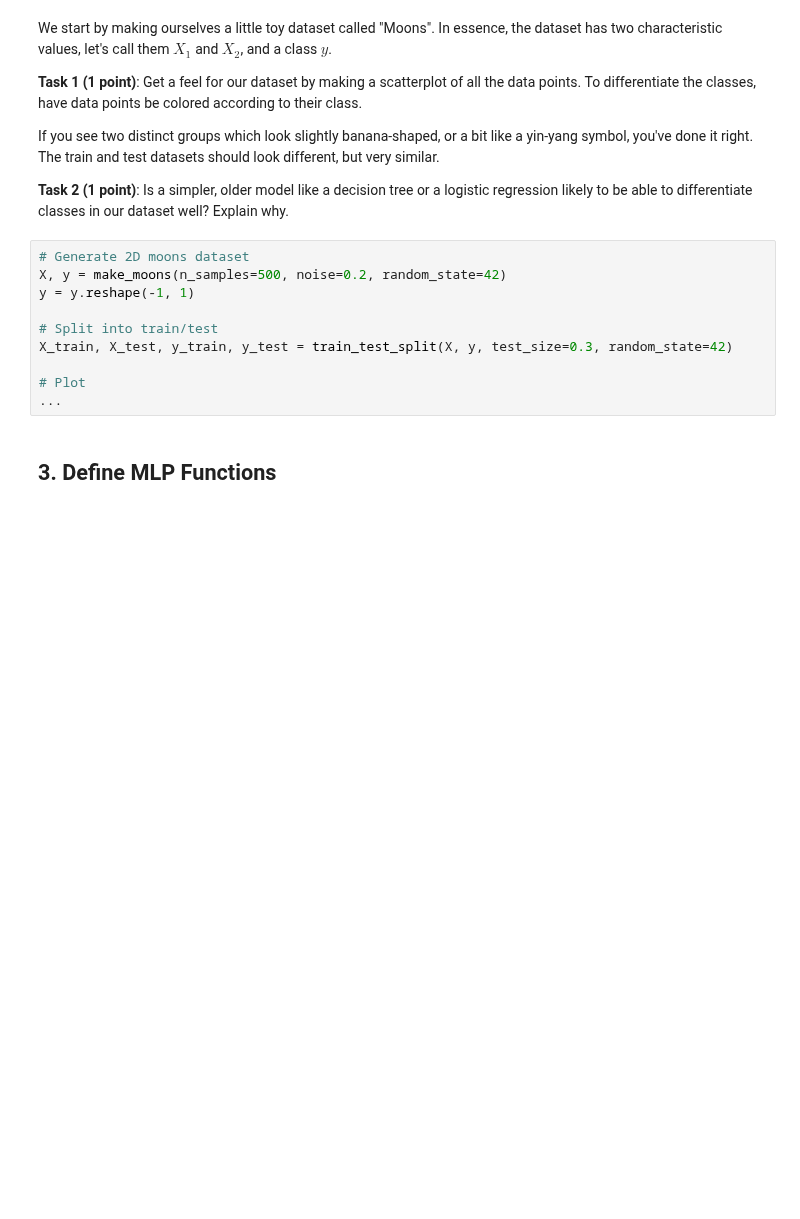
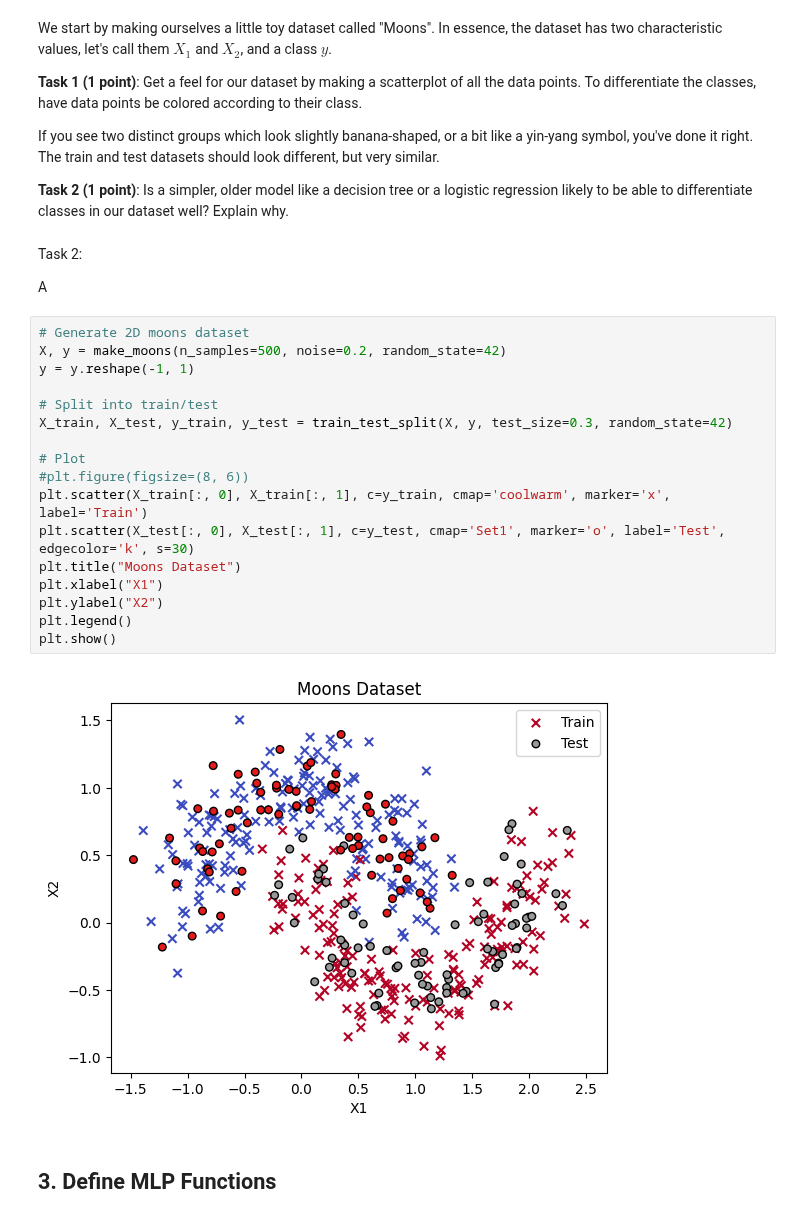
Before and after one commit to dustindobry/AIMA, a Jupyter notebook: week_03_ml_basics_II.ipynb, the cells around one changed output. Drawn from its saved outputs; the diff is of its cells as text; blank space fills up the shorter version.

```diff
--- a/week_03_ml_basics_II.ipynb
+++ b/week_03_ml_basics_II.ipynb
@@ -38,16 +38,29 @@ We start by making ourselves a little toy dataset called "Moons". In essence, th
 If you see two distinct groups which look slightly banana-shaped, or a bit like a yin-yang symbol, you've done it right. The train and test datasets should look different, but very similar.
 
 **Task 2 (1 point)**: Is a simpler, older model like a decision tree or a logistic regression likely to be able to differentiate classes in our dataset well? Explain why.
+# %% [markdown]
+Task 2:
+
+A
 # %%
 # Generate 2D moons dataset
 X, y = make_moons(n_samples=500, noise=0.2, random_state=42)
 y = y.reshape(-1, 1)
 
 # Split into train/test
 X_train, X_test, y_train, y_test = train_test_split(X, y, test_size=0.3, random_state=42)
 
 # Plot
-...
+#plt.figure(figsize=(8, 6))
+plt.scatter(X_train[:, 0], X_train[:, 1], c=y_train, cmap='coolwarm', marker='x', label='Train')
+plt.scatter(X_test[:, 0], X_test[:, 1], c=y_test, cmap='Set1', marker='o', label='Test', edgecolor='k', s=30)
+plt.title("Moons Dataset")
+plt.xlabel("X1")
+plt.ylabel("X2")
+plt.legend()
+plt.show()
+# %% [output]
+[figure, added]
 # %% [markdown]
 ## 3. Define MLP Functions
 # %% [markdown]
```
Also changed, not shown: parts of 1 cell of this notebook.
